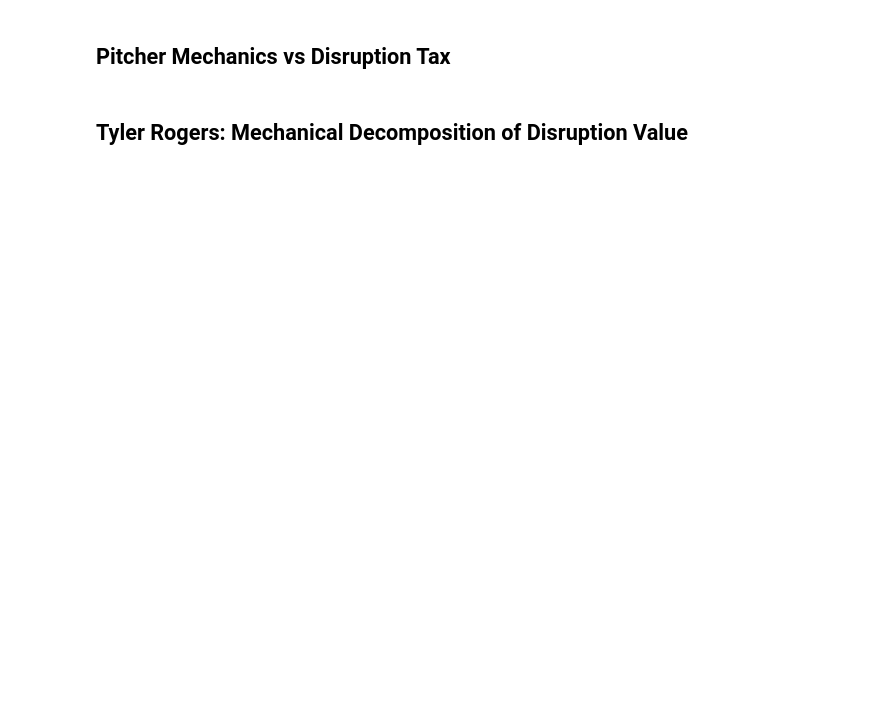
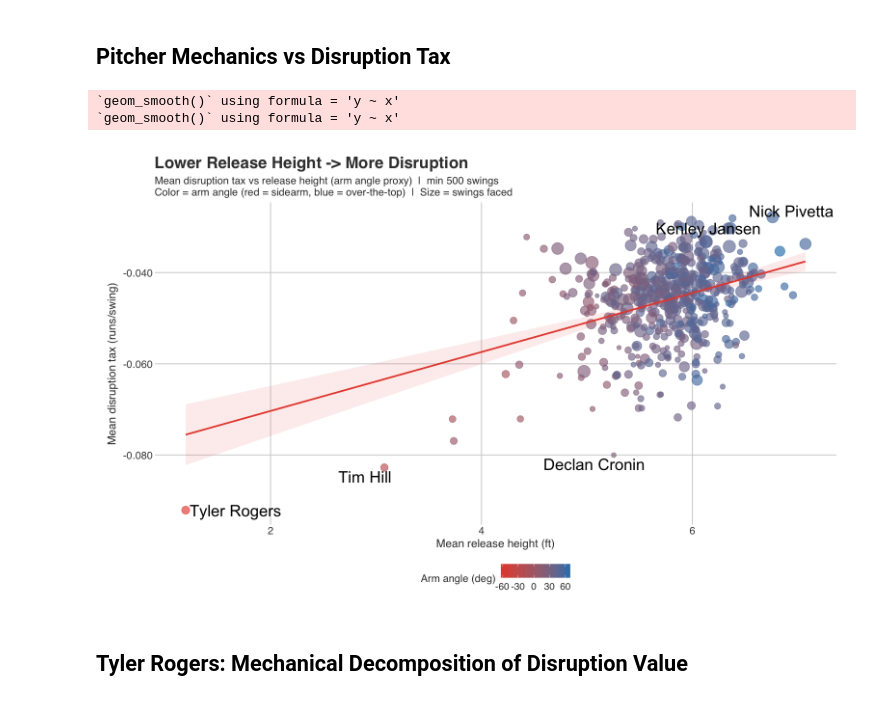
Before and after one commit to theoauyeung/pitcher_bat_path_exploration, a Jupyter notebook: src/viz/application.ipynb, the cells around one changed output. Cells and saved outputs as stored; diff of their text form; code cells hidden in the pictures; blank space fills up the shorter version.

Commit message:
auto: results/plots/applications/pitcher_mechanics_ols.png, src/viz/application.ipynb

```diff
--- a/src/viz/application.ipynb
+++ b/src/viz/application.ipynb
@@ -290,42 +286,43 @@ r_ht  <- cor(pitch_ols$mean_release_pos_z, pitch_ols$mean_disruption, use = 'com
 r_arm <- cor(pitch_ols$mean_arm_angle,     pitch_ols$mean_disruption, use = 'complete.obs')
 
 label_df2 <- bind_rows(
-  pitch_ols |> arrange(mean_disruption)         |> slice(1:8),
-  pitch_ols |> arrange(desc(mean_disruption))   |> slice(1:5)
+  pitch_ols |> arrange(mean_disruption)         |> slice(1:3),
+  pitch_ols |> arrange(desc(mean_disruption))   |> slice(1:2)
 ) |>
   mutate(pitcher_full_name = str_to_title(pitcher_full_name))
 
 p_ols <- ggplot(pitch_ols,
                 aes(x = mean_release_pos_z, y = mean_disruption)) +
   geom_point(aes(size = n_swings, color = mean_arm_angle), alpha = 0.65) +
   geom_smooth(method = 'lm', se = TRUE, color = '#e74c3c',
               linewidth = 1.0, fill = '#e74c3c', alpha = 0.1) +
   geom_text_repel(
     data    = label_df2,
     mapping = aes(label = pitcher_full_name),
-    size    = 3.3, max.overlaps = 15, segment.color = 'grey60'
+    size    = 7, max.overlaps = 15, segment.color = 'grey60'
   ) +
   scale_color_gradient(low = '#e74c3c', high = '#2980b9',
                        name = 'Arm angle (deg)') +
   scale_size_continuous(range = c(2, 7), guide = 'none') +
   scale_y_continuous(labels = function(x) sprintf('%.3f', x)) +
-  annotate('text', x = Inf, y = Inf, hjust = 1.1, vjust = 1.8,
-           label = sprintf('r = %.2f | n = %d pitchers', r_ht, nrow(pitch_ols)),
-           size = 4.5, fontface = 'bold', color = '#c0392b') +
   labs(
     title    = 'Lower Release Height -> More Disruption',
     subtitle = paste0(
       'Mean disruption tax vs release height (arm angle proxy)  |  min 500 swings\n',
       'Color = arm angle (red = sidearm, blue = over-the-top)  |  Size = swings faced'
     ),
     x = 'Mean release height (ft)',
     y = 'Mean disruption tax (runs/swing)'
   )
 
 options(repr.plot.width = 13, repr.plot.height = 8)
 p_ols
 ggsave('results/plots/applications/pitcher_mechanics_ols.png', p_ols,
        width = 13, height = 8, dpi = 150)
+# %% [output]
+`geom_smooth()` using formula = 'y ~ x'
+`geom_smooth()` using formula = 'y ~ x'
+[figure, added]
 # %% [markdown]
 ## Tyler Rogers: Mechanical Decomposition of Disruption Value
 # %%
```
Also changed, not shown: parts of 4 cells of this notebook, 1 other file.
